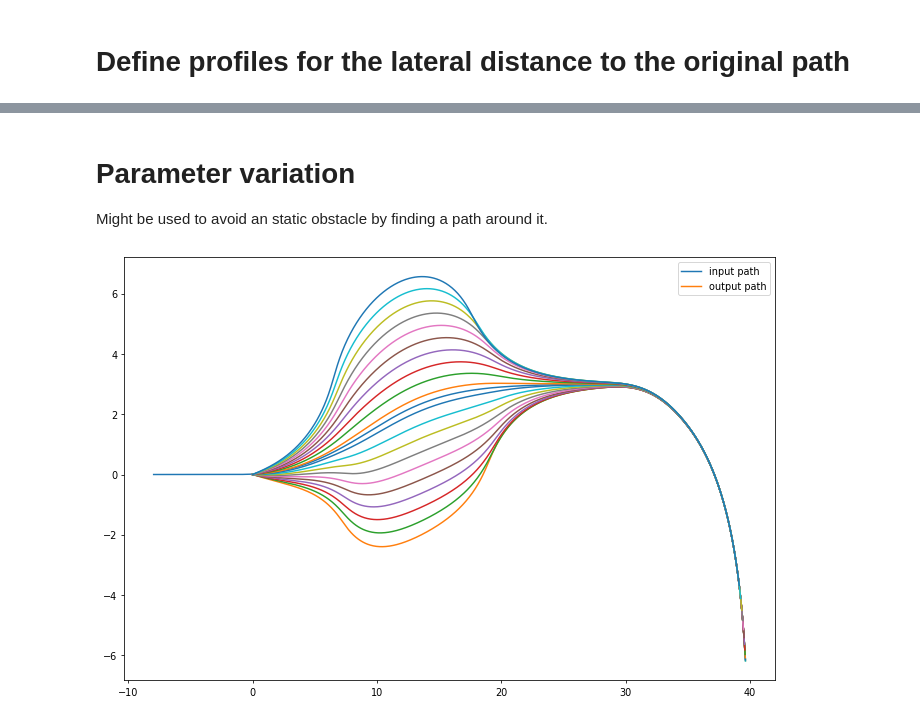
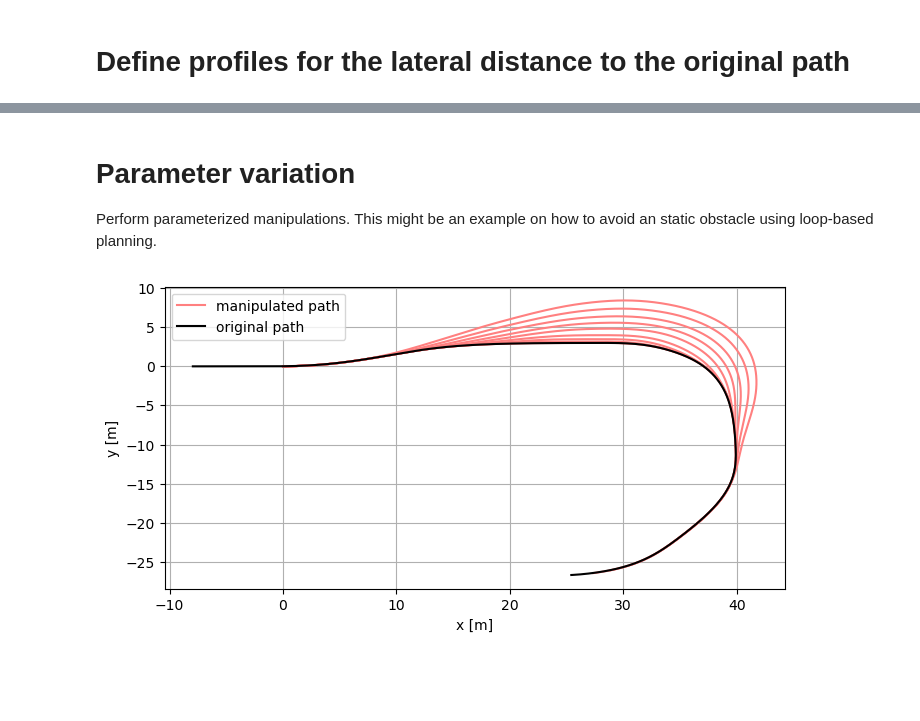
Before and after one commit to christianausb/vehicleControl, a Jupyter notebook: lateral_path_transformation.ipynb, the cells around one changed output, grey strips where cells are left out. Drawn from its saved outputs; the diff is of its cells as text; code cells hidden in the pictures; blank space fills up the shorter version.

```diff
--- a/lateral_path_transformation.ipynb
+++ b/lateral_path_transformation.ipynb
@@ -69,3 +33,0 @@ The profile for the lateral distance is:
-# %%
-lateral_profile = generate_lateral_profile_1( max_distance=2, index1 = 200, index2 = 400, length = 800 )
-plot_lateral_profile(lateral_profile)
@@ -77,0 +115,4 @@ output_path = path_transform.run_lateral_path_transformer( track_data, lateral_p
+# %%
+lateral_profile = generate_lateral_profile_1(Ts, T_phase1=1, T_phase2=3, T_phase3=1, T_phase4=3, T_phase5=1)
+
+plot_lateral_profile(lateral_profile)
@@ -90,27 +146,42 @@ plot_path(output_path, show_xy=False)
 # %% [markdown]
 # Parameter variation
 
-Might be used to avoid an static obstacle by finding a path around it.
+Perform parameterized manipulations.
+This might be an example on how to avoid an static obstacle using loop-based planning.
 # %%
 # compute multiple paths in a loop
 output_paths = []
-N = 900
 
-for max_distance in np.linspace(-5, 5, 20):
+for duration_of_side_movement in np.linspace(0.3, 5, 10):
 
-    lateral_profile = generate_lateral_profile_1( max_distance=max_distance, index1 = 150, index2 = 400, length = N )
+    lateral_profile = generate_lateral_profile_1(
+        Ts,
+        T_phase1=4 - 0.6*duration_of_side_movement,
+        T_phase2=duration_of_side_movement,
+        T_phase3=1,
+        T_phase4=duration_of_side_movement,
+        T_phase5=4
+    )
     output_paths.append( path_transform.run_lateral_path_transformer( track_data, lateral_profile ) )
 
 
+
 # plot
-plt.figure(figsize=(12,8), dpi=70)
-plt.plot( track_data['X'][0:N], track_data['Y'][0:N] )
+plt.figure(figsize=(8,4), dpi=100)
 
 for output_path in output_paths:
-    plt.plot( output_path['X'], output_path['Y'] )
+    pi, = plt.plot( output_path['X'], output_path['Y'], color=(1.0, 0.5, 0.5) )
 
+pi.set_label('manipulated path')
 
-plt.legend(['input path', 'output path'])
+Nmax = 1700 # maximal amount of original path to show
+p1, = plt.plot( track_data['X'][0:Nmax], track_data['Y'][0:Nmax], 'k' )
+p1.set_label('original path')
+plt.legend()
+
+plt.grid()
+plt.xlabel('x [m]')
+plt.ylabel('y [m]')
 plt.show()
 # %% [output]
-[figure, old version]
+[figure, new version]
```
Also changed, not shown: parts of 11 cells of this notebook, 2 other files.
